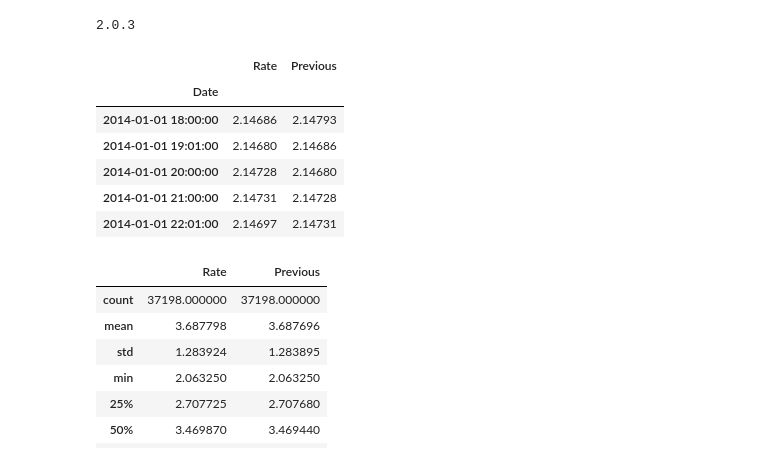
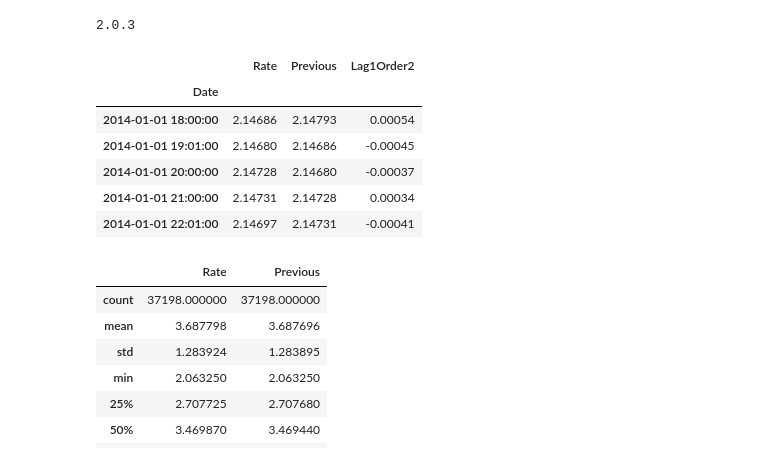
Before and after one commit to aburak256/Currency-with-Twitter, a Jupyter notebook: Project.ipynb, the cells around one changed output. Drawn from its saved outputs; the diff is of its cells as text; code cells hidden in the pictures.

```diff
--- a/Project.ipynb
+++ b/Project.ipynb
@@ -99,15 +102,15 @@ url = 'https://raw.githubusercontent.com/aburak256/Currency-with-Twitter/main/Su
 # %%
-exchange_rate = pd.read_csv(url,parse_dates=['Date'])
+exchange_rate = pd.read_csv('Last.csv',parse_dates=['Date'])
 exchange_rate.set_index('Date',inplace=True)
 exchange_rate.head() #
 # %% [output]
-|  | Rate | Previous |
-| Date |  |  |
-| 2014-01-01 18:00:00 | 2.14686 | 2.14793 |
-| 2014-01-01 19:01:00 | 2.14680 | 2.14686 |
-| 2014-01-01 20:00:00 | 2.14728 | 2.14680 |
-| 2014-01-01 21:00:00 | 2.14731 | 2.14728 |
-| 2014-01-01 22:01:00 | 2.14697 | 2.14731 |
+|  | Rate | Previous | Lag1Order2 |
+| Date |  |  |  |
+| 2014-01-01 18:00:00 | 2.14686 | 2.14793 | 0.00054 |
+| 2014-01-01 19:01:00 | 2.14680 | 2.14686 | -0.00045 |
+| 2014-01-01 20:00:00 | 2.14728 | 2.14680 | -0.00037 |
+| 2014-01-01 21:00:00 | 2.14731 | 2.14728 | 0.00034 |
+| 2014-01-01 22:01:00 | 2.14697 | 2.14731 | -0.00041 |
 # %%
 exchange_rate.describe()
 # %% [output]
```
Also changed, not shown: parts of 32 cells of this notebook.
